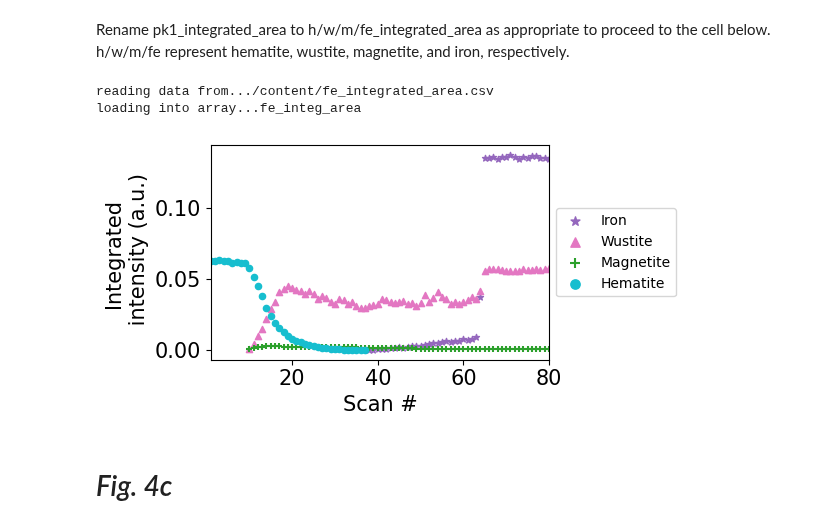
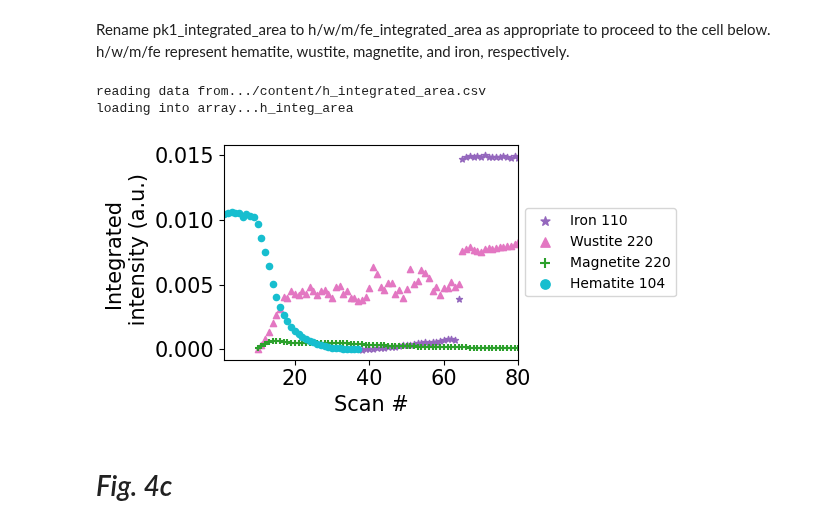
Before and after one commit to lmoghimi/personal-processing, a Jupyter notebook: JSynchrotronRadiat_data.ipynb, the cells around one changed output. Cells and saved outputs as stored; diff of their text form; code cells hidden in the pictures.

```diff
--- a/JSynchrotronRadiat_data.ipynb
+++ b/JSynchrotronRadiat_data.ipynb
@@ -419,7 +419,7 @@ Rename pk1_integrated_area to h/w/m/fe_integrated_area as appropriate to proceed
 # %%
 #@title read file and load into array
 ################### reading the find peaks data from the table #####################
-peakfile = 'fe_integrated_area.csv' #@param ['h_integrated_area.csv','m_integrated_area.csv','w_integrated_area.csv','fe_integrated_area.csv']{allow-input: true}
+peakfile = 'h_integrated_area.csv' #@param ['h_integrated_area.csv','m_integrated_area.csv','w_integrated_area.csv','fe_integrated_area.csv']{allow-input: true}
 integration_folderpath = '/content/' + peakfile #'userdir/' + peakfile
 print('reading data from...'+integration_folderpath)
 table_data = []
@@ -451,8 +451,8 @@ elif peakfile == 'fe_integrated_area.csv':
     fe_integ_area = table_data
     print('loading into array...fe_integ_area')
 # %% [output]
-reading data from.../content/fe_integrated_area.csv
-loading into array...fe_integ_area
+reading data from.../content/h_integrated_area.csv
+loading into array...h_integ_area
 # %%
 #@title plotting integrated itensity of phase peak vs. time
 
@@ -462,44 +462,48 @@ markersz1 = 20
 markersh = 'o'
 
 F_h_104 = 217.4
-F_m_q2 = 472.1
+mult_h_104 = 6
+F_m_220 = 169.577
+mult_m_220 = 12
 F_w_220 = 78.674
+mult_w_220 = 12
 F_fe_110 = 35.3789
+mult_fe_110 = 12
 
 array1 = fe_integ_area
 array2 = w_integ_area
 array3 = m_integ_area
 array4 = h_integ_area
 
 ### replacing zeros with nans ###
 value_to_replace = 0
 array1[array1 == value_to_replace] = np.nan
 array2[array2 == value_to_replace] = np.nan
 array3[array3 <= value_to_replace] = np.nan
 array4[array4 <= value_to_replace] = np.nan
 ###                           ###
 
-y1 = array1 / F_fe_110
-y2 = array2 / F_w_220
-y3 = array3 / F_m_q2
-y4 = array4 / F_h_104
+y1 = array1 / (F_fe_110*mult_fe_110)
+y2 = array2 / (F_w_220*mult_w_220)
+y3 = array3 / (F_m_220*mult_m_220)
+y4 = array4 / (F_h_104*mult_h_104)
 
-ax.scatter(primary, y1, color=lincol_fe, marker='*', s = markersz1, label='Iron')
-ax.scatter(primary, y2, color=lincol_w, marker='^', s = markersz1, label='Wustite')
-ax.scatter(primary, y3, color=lincol_m, marker='+', s = markersz1, label='Magnetite')
-ax.scatter(primary, y4, color=lincol_h, marker='o', s = markersz1, label='Hematite')
+ax.scatter(primary, y1, color=lincol_fe, marker='*', s = markersz1, label='Iron 110')
+ax.scatter(primary, y2, color=lincol_w, marker='^', s = markersz1, label='Wustite 220')
+ax.scatter(primary, y3, color=lincol_m, marker='+', s = markersz1, label='Magnetite 220')
+ax.scatter(primary, y4, color=lincol_h, marker='o', s = markersz1, label='Hematite 104')
 
 plt.legend(bbox_to_anchor=(1, 0.5), loc='center left', fontsize=10, markerscale=1.5)
 plt.xlim([primary[0],primary[-1]])
 ax.set_xlabel('Scan #', fontsize=thisfs)
 ax.set_ylabel('Integrated \n intensity (a.u.)', fontsize=thisfs)
 ax.tick_params(axis='x', labelsize=thisfs)
 ax.tick_params(axis='y', labelsize=thisfs)
 plottit = 'Integrated intensity\nnormalized by F_hkl'
 # ax.set_title(plottit, fontsize=thisfs)
 plt.show()
 # %% [output]
-[figure, old version]
+[figure, new version]
 # %% [markdown]
 # *Fig. 4c*
 # %%
```
Also changed, not shown: parts of 2 cells of this notebook.
